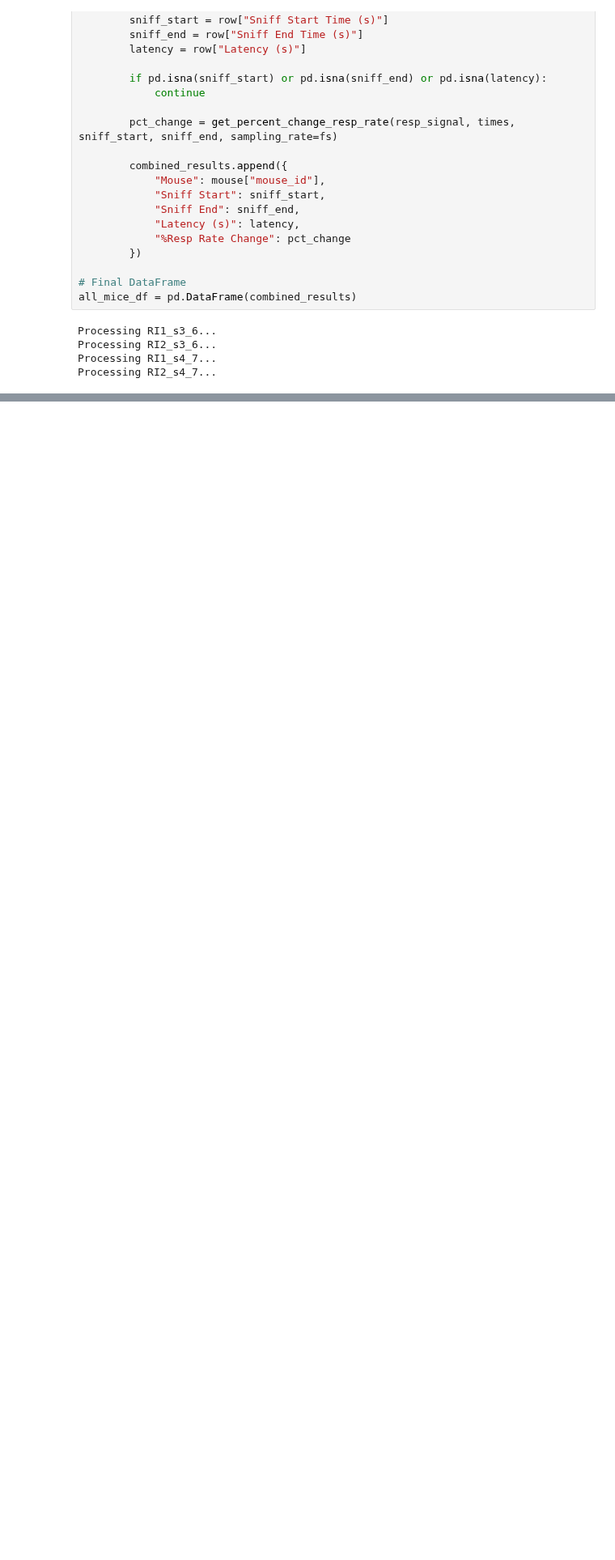
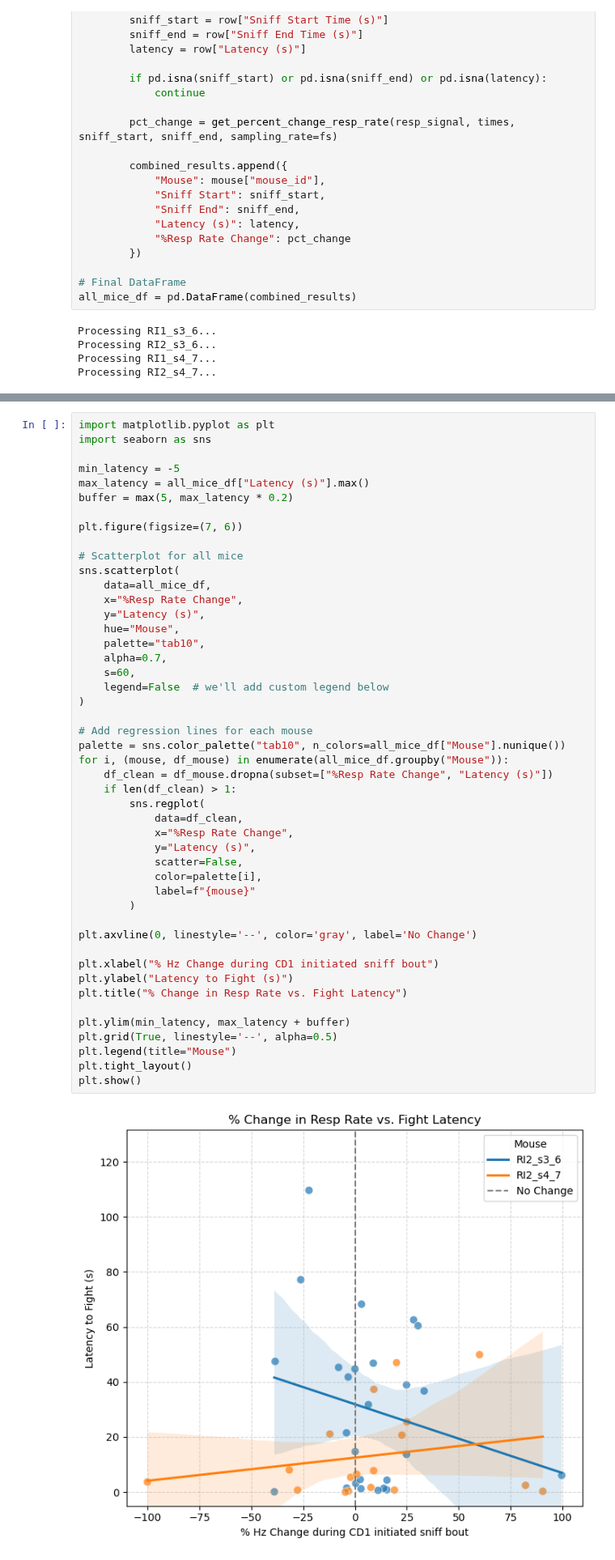
Before and after one commit to padillacoreanolab/respiratory_pilot, a Jupyter notebook: cohort_hzchange.ipynb, the cells around one changed output, grey strips where cells are left out. Shown at 81% size. Cells and saved outputs as stored; diff of their text form; blank space fills up the shorter version.

```diff
--- a/cohort_hzchange.ipynb
+++ b/cohort_hzchange.ipynb
@@ -392,0 +448,49 @@ plt.show()
+# %%
+import matplotlib.pyplot as plt
+import seaborn as sns
+
+min_latency = -5
+max_latency = all_mice_df["Latency (s)"].max()
+buffer = max(5, max_latency * 0.2)
+
+plt.figure(figsize=(7, 6))
+
+# Scatterplot for all mice
+sns.scatterplot(
+    data=all_mice_df,
+    x="%Resp Rate Change",
+    y="Latency (s)",
+    hue="Mouse",
+    palette="tab10",
+    alpha=0.7,
+    s=60,
+    legend=False  # we'll add custom legend below
+)
+
+# Add regression lines for each mouse
+palette = sns.color_palette("tab10", n_colors=all_mice_df["Mouse"].nunique())
+for i, (mouse, df_mouse) in enumerate(all_mice_df.groupby("Mouse")):
+    df_clean = df_mouse.dropna(subset=["%Resp Rate Change", "Latency (s)"])
+    if len(df_clean) > 1:
+        sns.regplot(
+            data=df_clean,
+            x="%Resp Rate Change",
+            y="Latency (s)",
+            scatter=False,
+            color=palette[i],
+            label=f"{mouse}"
+        )
+
+plt.axvline(0, linestyle='--', color='gray', label='No Change')
+
+plt.xlabel("% Hz Change during CD1 initiated sniff bout")
+plt.ylabel("Latency to Fight (s)")
+plt.title("% Change in Resp Rate vs. Fight Latency")
+
+plt.ylim(min_latency, max_latency + buffer)
+plt.grid(True, linestyle='--', alpha=0.5)
+plt.legend(title="Mouse")
+plt.tight_layout()
+plt.show()
+# %% [output]
+[figure, added]
```
Also changed, not shown: parts of 11 cells of this notebook.
